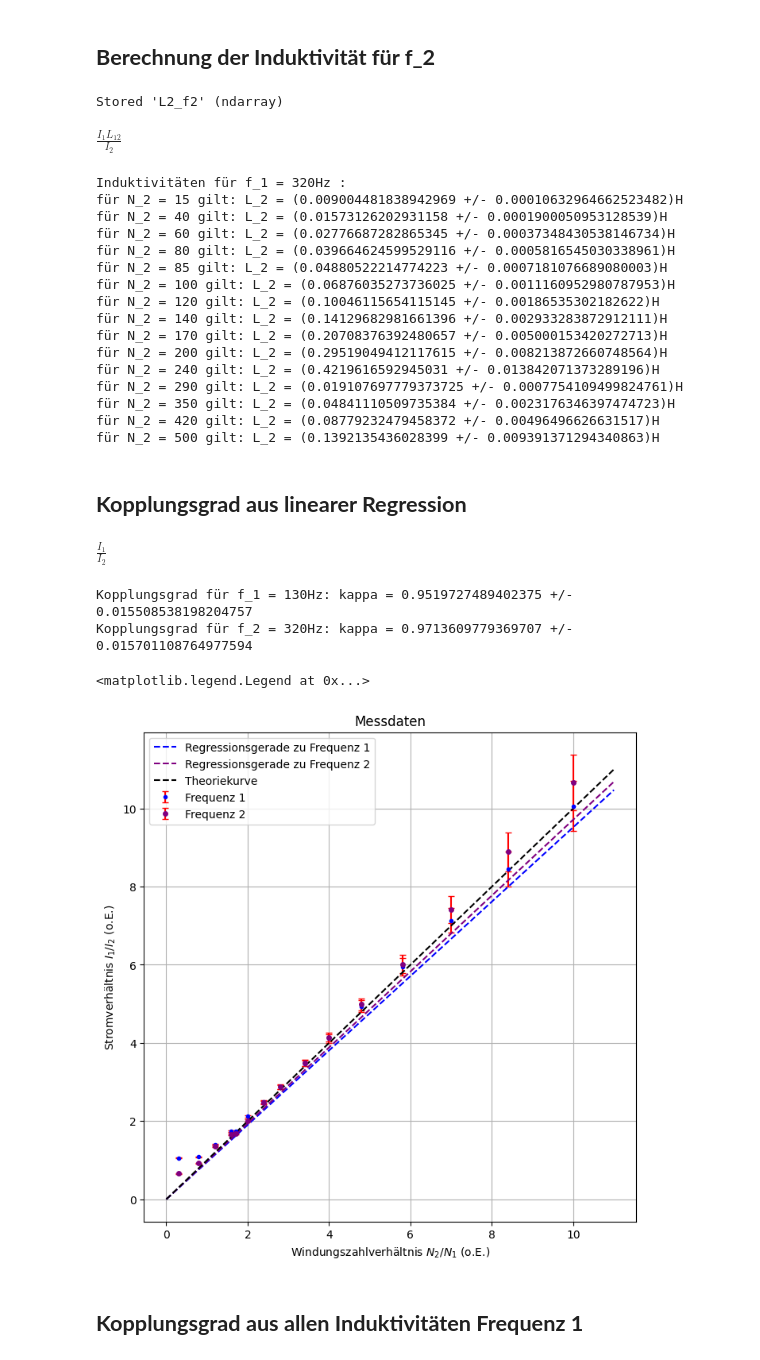
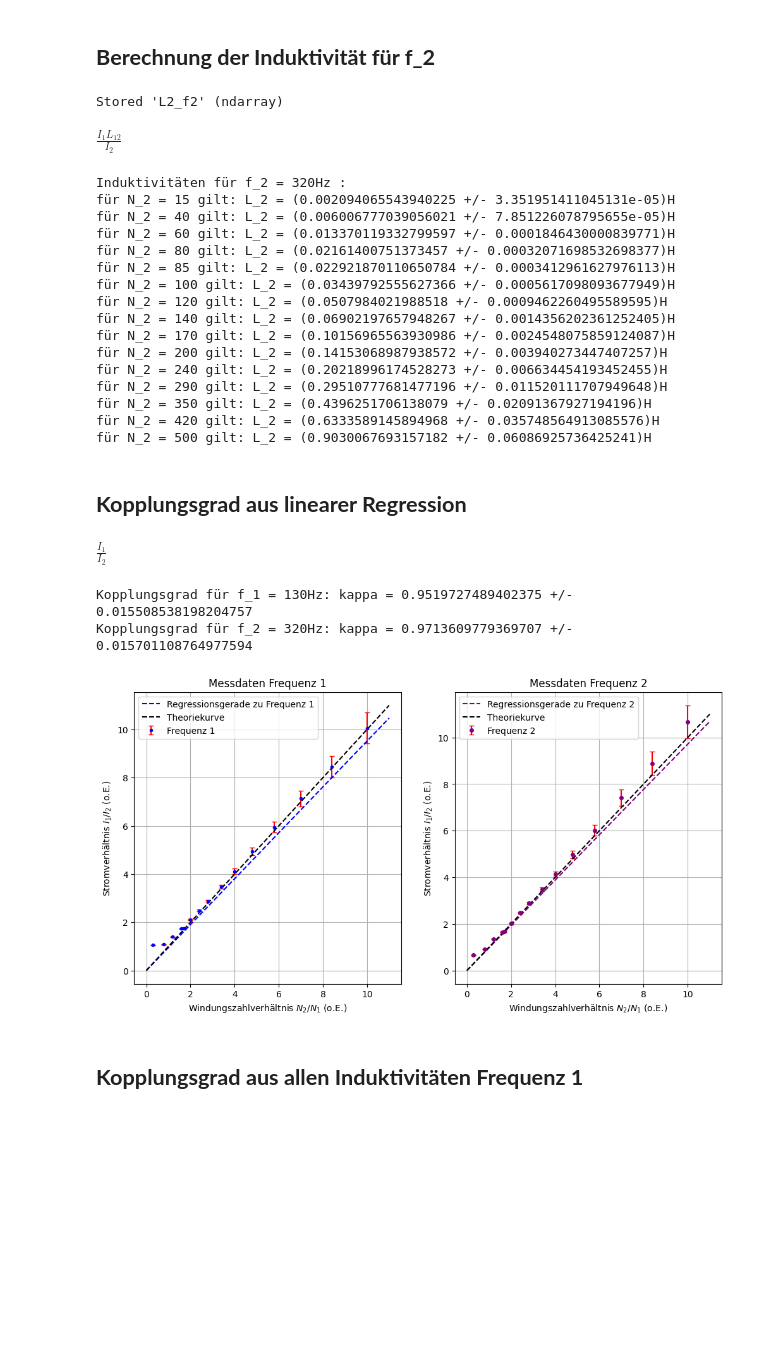
Before and after one commit to Beimi974/Grundpraktikum-Physik, a Jupyter notebook: Ic Versuche/V25 Transformator/Transformator 3.2.ipynb, the cells around one changed output. Saved outputs shown, nothing was run; the diff lists cells and outputs as text; code cells hidden in the pictures; blank space fills up the shorter version.

```diff
--- a/Ic Versuche/V25 Transformator/Transformator 3.2.ipynb
+++ b/Ic Versuche/V25 Transformator/Transformator 3.2.ipynb
@@ -104,7 +104,7 @@ expr1 = L12p * I1p / I2p
 display(expr1)
 Variablen = np.array([L12p, I1p, I2p])
 
-print(f"Induktivitäten für f_1 = {f_2}Hz :")
+print(f"Induktivitäten für f_2 = {f_2}Hz :")
 for i in range(len(L2_f2)):
     # noinspection PyUnresolvedReferences
     L2_f2_Fehler[i] = Gaußfehler(expr1, Variablen, np.array([L12_f2[i], I1_f2[i], I2_f2[i]]), np.array([L12_f2_Fehler[i], I1_f2_Fehler, I2_f2_Fehler]))
@@ -112,25 +112,35 @@ for i in range(len(L2_f2)):
 # %% [output]
 Stored 'L2_f2' (ndarray)
 $\displaystyle \frac{I_{1} L_{12}}{I_{2}}$
-Induktivitäten für f_1 = 320Hz :
-für N_2 = 15 gilt: L_2 = (0.009004481838942969 +/- 0.00010632964662523482)H
-für N_2 = 40 gilt: L_2 = (0.01573126202931158 +/- 0.0001900050953128539)H
-für N_2 = 60 gilt: L_2 = (0.02776687282865345 +/- 0.00037348430538146734)H
-für N_2 = 80 gilt: L_2 = (0.039664624599529116 +/- 0.0005816545030338961)H
-für N_2 = 85 gilt: L_2 = (0.04880522214774223 +/- 0.0007181076689080003)H
-für N_2 = 100 gilt: L_2 = (0.06876035273736025 +/- 0.0011160952980787953)H
-für N_2 = 120 gilt: L_2 = (0.10046115654115145 +/- 0.00186535302182622)H
-für N_2 = 140 gilt: L_2 = (0.14129682981661396 +/- 0.002933283872912111)H
-für N_2 = 170 gilt: L_2 = (0.20708376392480657 +/- 0.005000153420272713)H
-für N_2 = 200 gilt: L_2 = (0.29519049412117615 +/- 0.008213872660748564)H
-für N_2 = 240 gilt: L_2 = (0.4219616592945031 +/- 0.013842071373289196)H
-für N_2 = 290 gilt: L_2 = (0.019107697779373725 +/- 0.0007754109499824761)H
-für N_2 = 350 gilt: L_2 = (0.04841110509735384 +/- 0.0023176346397474723)H
-für N_2 = 420 gilt: L_2 = (0.08779232479458372 +/- 0.00496496626631517)H
-für N_2 = 500 gilt: L_2 = (0.1392135436028399 +/- 0.009391371294340863)H
+Induktivitäten für f_2 = 320Hz :
+für N_2 = 15 gilt: L_2 = (0.002094065543940225 +/- 3.351951411045131e-05)H
+für N_2 = 40 gilt: L_2 = (0.006006777039056021 +/- 7.851226078795655e-05)H
+für N_2 = 60 gilt: L_2 = (0.013370119332799597 +/- 0.0001846430000839771)H
+für N_2 = 80 gilt: L_2 = (0.02161400751373457 +/- 0.00032071698532698377)H
+für N_2 = 85 gilt: L_2 = (0.022921870110650784 +/- 0.0003412961627976113)H
+für N_2 = 100 gilt: L_2 = (0.03439792555627366 +/- 0.0005617098093677949)H
+für N_2 = 120 gilt: L_2 = (0.0507984021988518 +/- 0.0009462260495589595)H
+für N_2 = 140 gilt: L_2 = (0.06902197657948267 +/- 0.0014356202361252405)H
+für N_2 = 170 gilt: L_2 = (0.10156965563930986 +/- 0.0024548075859124087)H
+für N_2 = 200 gilt: L_2 = (0.14153068987938572 +/- 0.003940273447407257)H
+für N_2 = 240 gilt: L_2 = (0.20218996174528273 +/- 0.006634454193452455)H
+für N_2 = 290 gilt: L_2 = (0.29510777681477196 +/- 0.011520111707949648)H
+für N_2 = 350 gilt: L_2 = (0.4396251706138079 +/- 0.02091367927194196)H
+für N_2 = 420 gilt: L_2 = (0.6333589145894968 +/- 0.035748564913085576)H
+für N_2 = 500 gilt: L_2 = (0.9030067693157182 +/- 0.06086925736425241)H
 # %% [markdown]
 ## **Kopplungsgrad aus linearer Regression**
 # %%
+import matplotlib
+"""
+matplotlib.use("pgf")
+matplotlib.rcParams.update({
+    "pgf.texsystem": "pdflatex",
+    'font.family': 'arial',
+    'text.usetex': True,
+    'pgf.rcfonts': False,
+})
+"""
 
 import scipy.optimize
 import matplotlib.pyplot as plt
@@ -165,39 +175,47 @@ coefficients1, pcov1 = scipy.optimize.curve_fit(f, N_Ratio[2:], I_Ratio_f1[2:],
 kappa_1 = coefficients1[0]
 kappa_1_Fehler = np.sqrt(pcov1[0,0])
 c_1 = 0
 
 print(f"Kopplungsgrad für f_1 = {f_1}Hz: kappa = {kappa_1} +/- {kappa_1_Fehler}")
 
 coefficients2, pcov2 = scipy.optimize.curve_fit(f, N_Ratio[2:], I_Ratio_f2[2:], sigma= I_Ratio_f2_Fehler[2:], absolute_sigma= True)
 kappa_2 = coefficients2[0]
 kappa_2_Fehler = np.sqrt(pcov2[0,0])
 c_2 = 0
 
 print(f"Kopplungsgrad für f_2 = {f_2}Hz: kappa = {kappa_2} +/- {kappa_2_Fehler}")
 
 #Plot
-fig, ax1 = plt.subplots(1, 1, figsize=(8, 8))
+fig, (ax1,ax2) = plt.subplots(1, 2, figsize=(12, 6))
 
 ax1.errorbar(N_Ratio, I_Ratio_f1, yerr=I_Ratio_f1_Fehler, fmt="o", label="Frequenz 1", color="blue", markersize=3, capsize=3, ecolor="r")
-ax1.errorbar(N_Ratio, I_Ratio_f2, yerr=I_Ratio_f2_Fehler, fmt="o", label="Frequenz 2", color="purple", markersize=4, capsize=3, ecolor="r")
+ax2.errorbar(N_Ratio, I_Ratio_f2, yerr=I_Ratio_f2_Fehler, fmt="o", label="Frequenz 2", color="purple", markersize=4, capsize=3, ecolor="r")
 
 xwerte = np.linspace(0, np.max(N_Ratio)*1.1, 500)
 ax1.plot(xwerte, kappa_1*xwerte + c_1, color = "blue", linestyle = "--", label = "Regressionsgerade zu Frequenz 1")
-ax1.plot(xwerte, kappa_2*xwerte + c_2, color = "purple", linestyle = "--", label = "Regressionsgerade zu Frequenz 2")
+ax2.plot(xwerte, kappa_2*xwerte + c_2, color = "purple", linestyle = "--", label = "Regressionsgerade zu Frequenz 2")
 
 ax1.plot(xwerte, xwerte, color = "black", linestyle = "--", label = "Theoriekurve")
+ax2.plot(xwerte, xwerte, color = "black", linestyle = "--", label = "Theoriekurve")
 
 ax1.set_xlabel(r"Windungszahlverhältnis $N_2/N_1$ (o.E.)")
 ax1.set_ylabel(r"Stromverhältnis $I_1/I_2$ (o.E.)")
 ax1.grid(True)
-ax1.set_title("Messdaten")
+ax1.set_title("Messdaten Frequenz 1")
 ax1.legend()
+
+ax2.set_xlabel(r"Windungszahlverhältnis $N_2/N_1$ (o.E.)")
+ax2.set_ylabel(r"Stromverhältnis $I_1/I_2$ (o.E.)")
+ax2.grid(True)
+ax2.set_title("Messdaten Frequenz 2")
+ax2.legend()
+
+plt.savefig("Kurzschluss.pgf")
 # %% [output]
 $\displaystyle \frac{I_{1}}{I_{2}}$
 Kopplungsgrad für f_1 = 130Hz: kappa = 0.9519727489402375 +/- 0.015508538198204757
 Kopplungsgrad für f_2 = 320Hz: kappa = 0.9713609779369707 +/- 0.015701108764977594
-<matplotlib.legend.Legend at 0x...>
-[figure, old version]
+[figure, new version]
 # %% [markdown]
 ## **Kopplungsgrad aus allen Induktivitäten Frequenz 1**
 # %%
```
Also changed, not shown: parts of 3 cells of this notebook, 2 other files.
